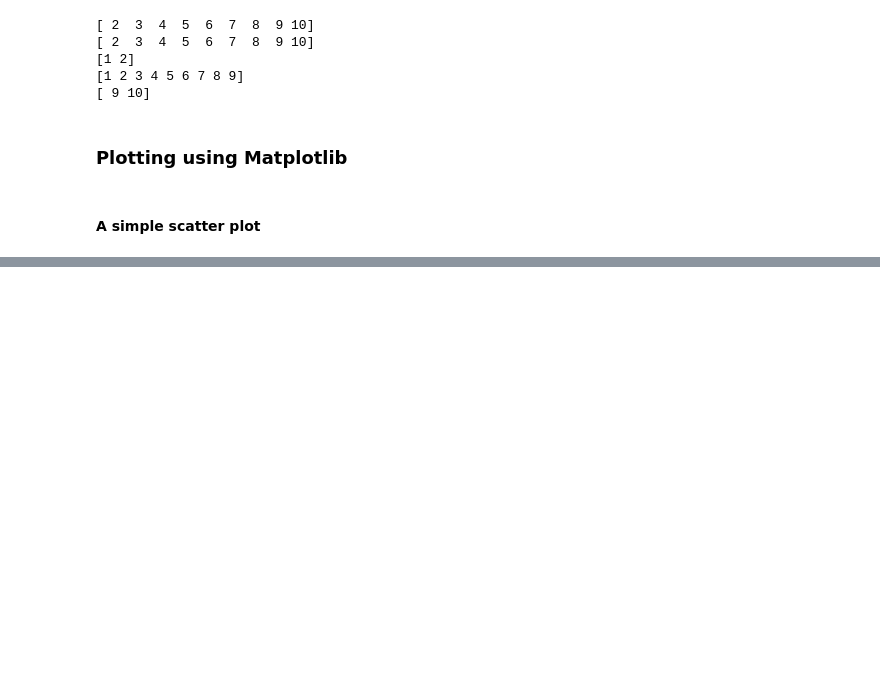
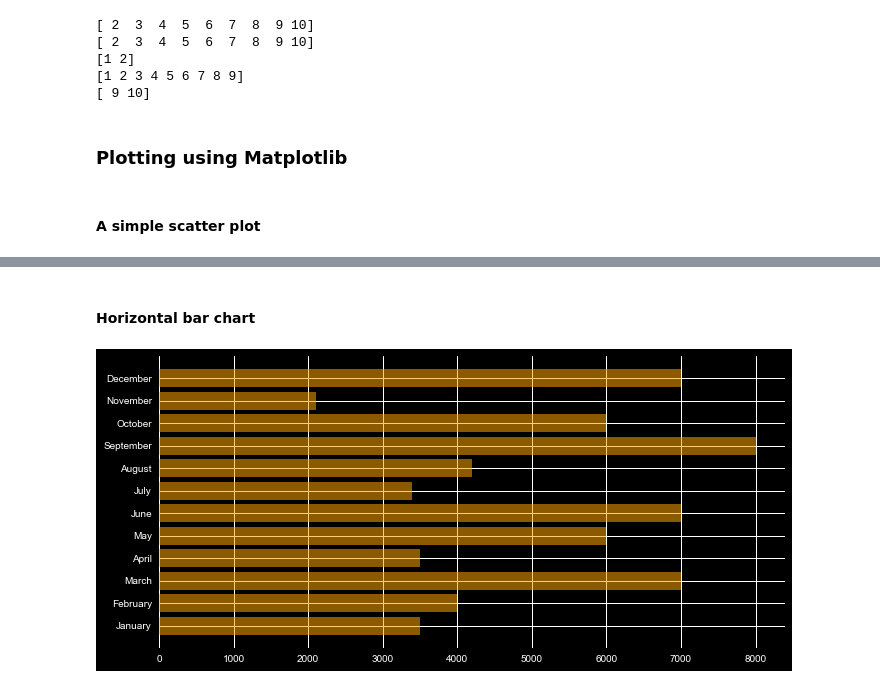
Before and after one commit to luckyp71/python_numpy_matplotlib, a Jupyter notebook: python_numpy_matplotlib.ipynb, the cells around one changed output, grey strips where cells are left out. Drawn from its saved outputs; the diff is of its cells as text; code cells hidden in the pictures; blank space fills up the shorter version.

```diff
--- a/python_numpy_matplotlib.ipynb
+++ b/python_numpy_matplotlib.ipynb
@@ -188,0 +191,8 @@ with plt.style.context(('dark_background')):
+# %% [markdown]
+#### Horizontal bar chart
+# %%
+with plt.style.context('dark_background'):
+    plt.figure(figsize=(10,5))
+    plt.barh(months, sales, color='orange', alpha=0.55)
+# %% [output]
+[figure, added]
```
Also changed, not shown: parts of 5 cells of this notebook.
